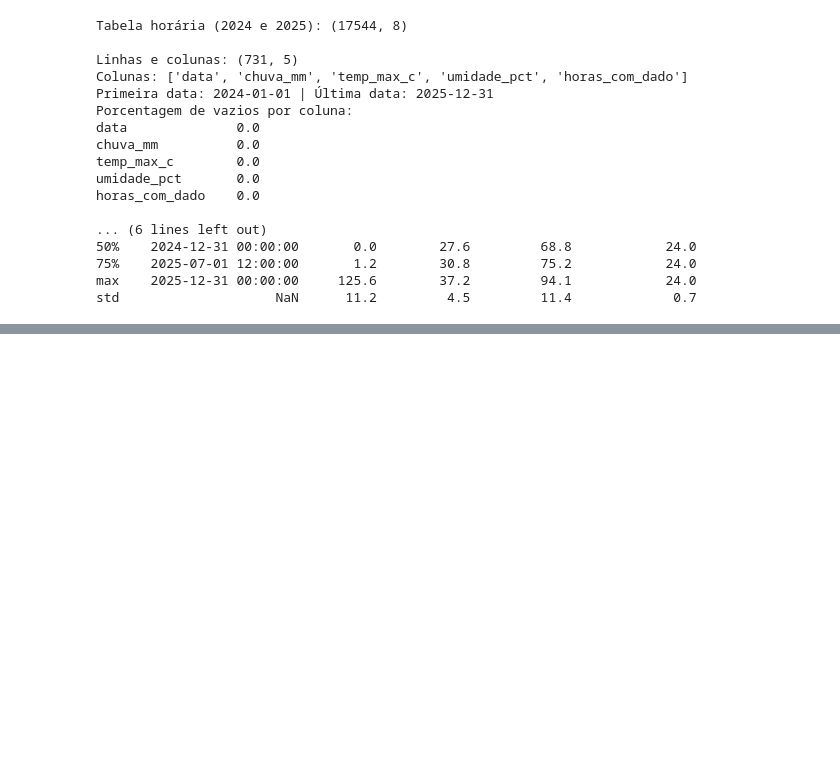
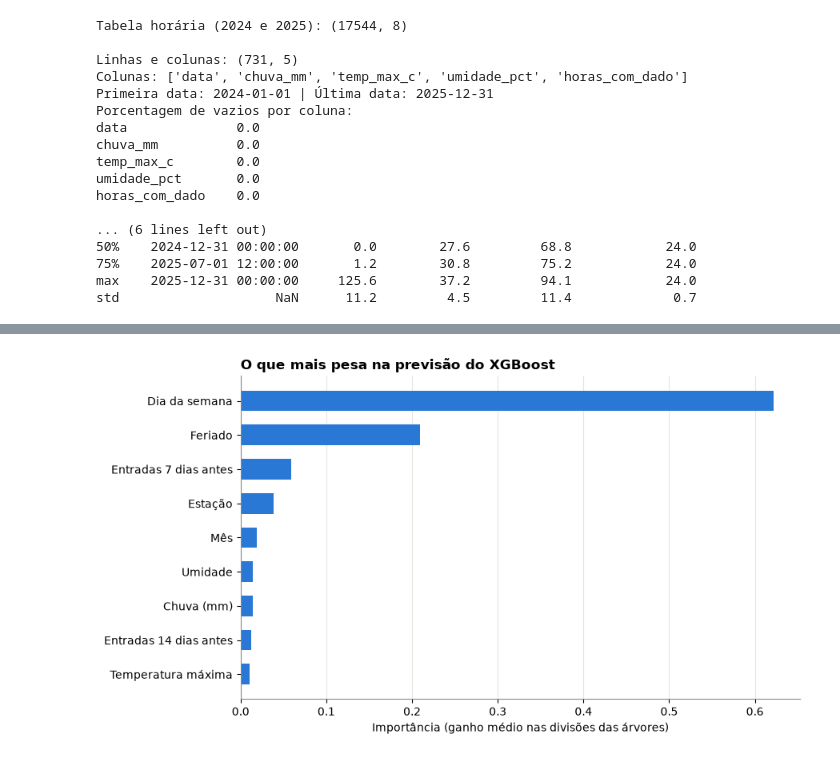
Before and after one commit to JoaoHHoffmann/gs-ia-ml, a Jupyter notebook: ml/notebook_ml.ipynb, the cells around one changed output, grey strips where cells are left out. Cells and saved outputs as stored; diff of their text form; code cells hidden in the pictures; blank space fills up the shorter version.

```diff
--- a/ml/notebook_ml.ipynb
+++ b/ml/notebook_ml.ipynb
@@ -507,0 +672,17 @@ std                    NaN      11.2         4.5         11.4             0.7
+# %%
+NOMES_VARIAVEIS = {
+    'estacao': 'Estação', 'dia_semana': 'Dia da semana', 'mes': 'Mês', 'feriado': 'Feriado',
+    'chuva_mm': 'Chuva (mm)', 'temp_max_c': 'Temperatura máxima', 'umidade_pct': 'Umidade',
+    'entradas_7d_antes': 'Entradas 7 dias antes', 'entradas_14d_antes': 'Entradas 14 dias antes',
+}
+importancia = pd.Series(xgb_a.feature_importances_, index=[NOMES_VARIAVEIS[v] for v in VARIAVEIS_A]).sort_values()
+
+fig, eixo = plt.subplots(figsize=(9, 5))
+eixo.barh(importancia.index, importancia.values, color=AZUL, height=0.6)
+eixo.set_title('O que mais pesa na previsão do XGBoost', loc='left')
+eixo.set_xlabel('Importância (ganho médio nas divisões das árvores)')
+eixo.grid(axis='y', visible=False)
+fig.tight_layout()
+plt.show()
+# %% [output]
+[figure, added]
```
Also changed, not shown: parts of 44 cells of this notebook.
